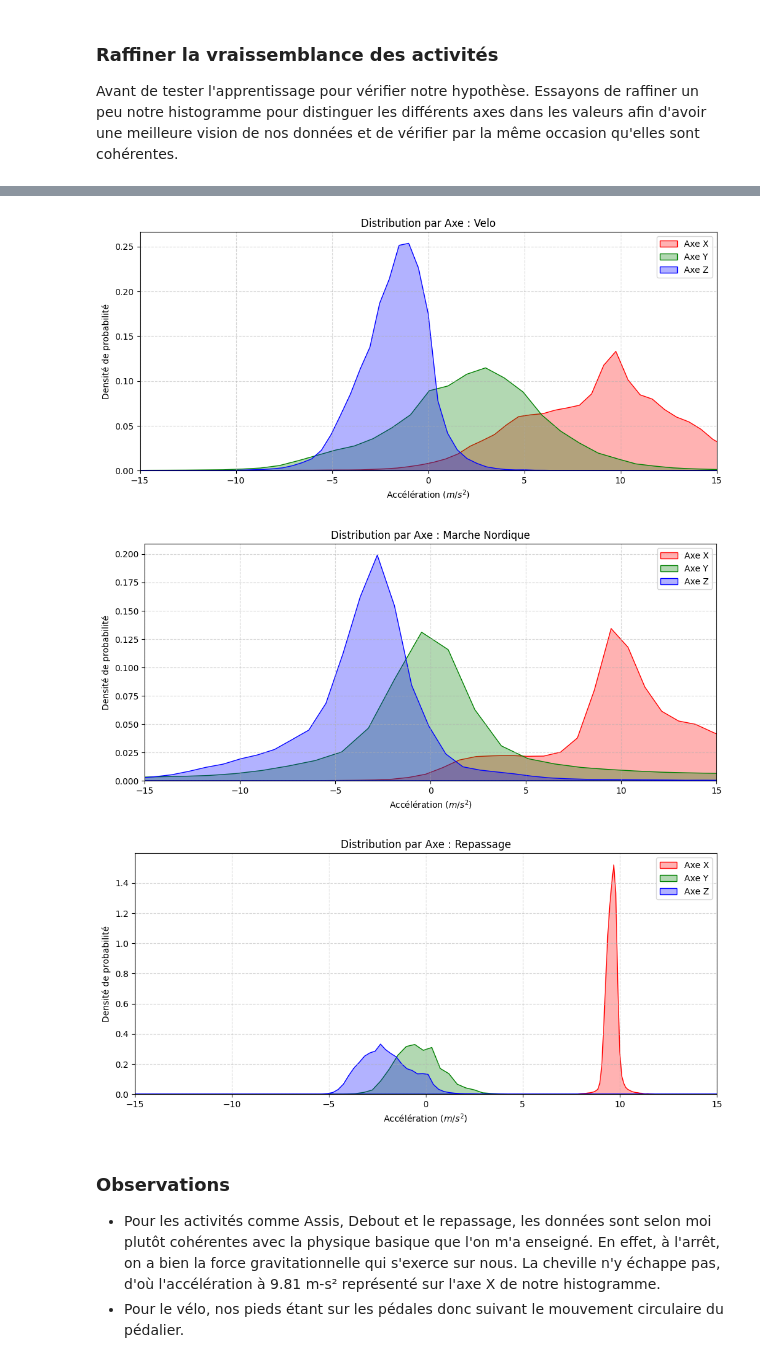
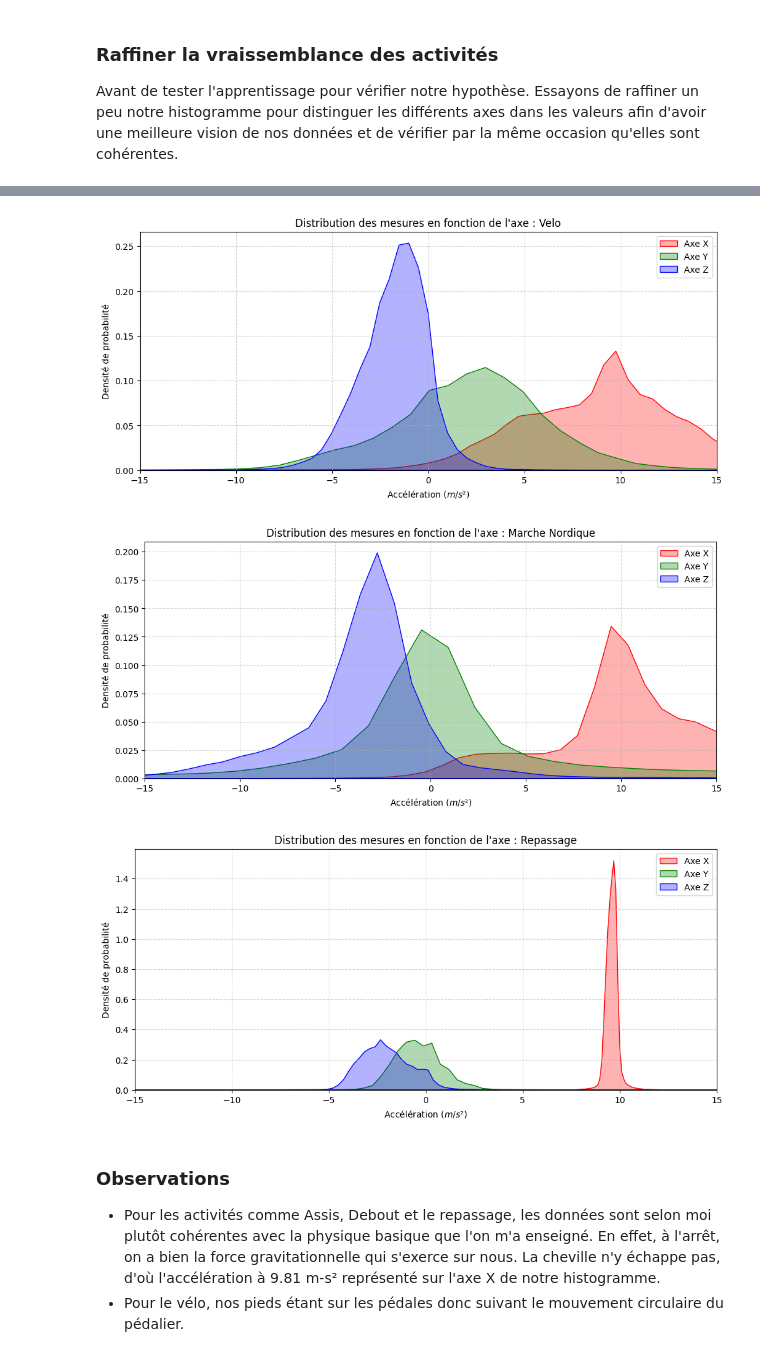
Before and after one commit to Stephane-Lpt/ENSEEIHT-Data-Analysis-Project, a Jupyter notebook: Projet2_FISA_TDA1_Cheville.ipynb, the cells around one changed output, grey strips where cells are left out. Drawn from its saved outputs; the diff is of its cells as text; code cells hidden in the pictures.

```diff
--- a/Projet2_FISA_TDA1_Cheville.ipynb
+++ b/Projet2_FISA_TDA1_Cheville.ipynb
@@ -173,7 +173,7 @@ def afficher_vraissemblances_par_axe(X, y, activite_id, nom_activite):
     sns.kdeplot(data_y, label='Axe Y', fill=True, color='green', alpha=0.3)
     sns.kdeplot(data_z, label='Axe Z', fill=True, color='blue', alpha=0.3)
 
-    plt.title(f"Distribution par Axe : {nom_activite}")
+    plt.title(f"Distribution des mesures en fonction de l'axe : {nom_activite}")
     plt.xlabel("Accélération ($m/s²$)")
     plt.ylabel("Densité de probabilité")
     plt.legend()
@@ -192,6 +192,6 @@ afficher_vraissemblances_par_axe(Xtrain_Cheville, y_train, 8, "Repassage")
-[figure, old version]
+[figure, new version]
-[figure, old version]
+[figure, new version]
-[figure, old version]
+[figure, new version]
 # %% [markdown]
 ### Observations
 - Pour les activités comme Assis, Debout et le repassage, les données sont selon moi plutôt cohérentes avec la physique basique que l'on m'a enseigné. En effet, à l'arrêt, on a bien la force gravitationnelle qui s'exerce sur nous. La cheville n'y échappe pas, d'où l'accélération à 9.81 m-s² représenté sur l'axe X de notre histogramme.
```
Also changed, not shown: parts of 16 cells of this notebook.
